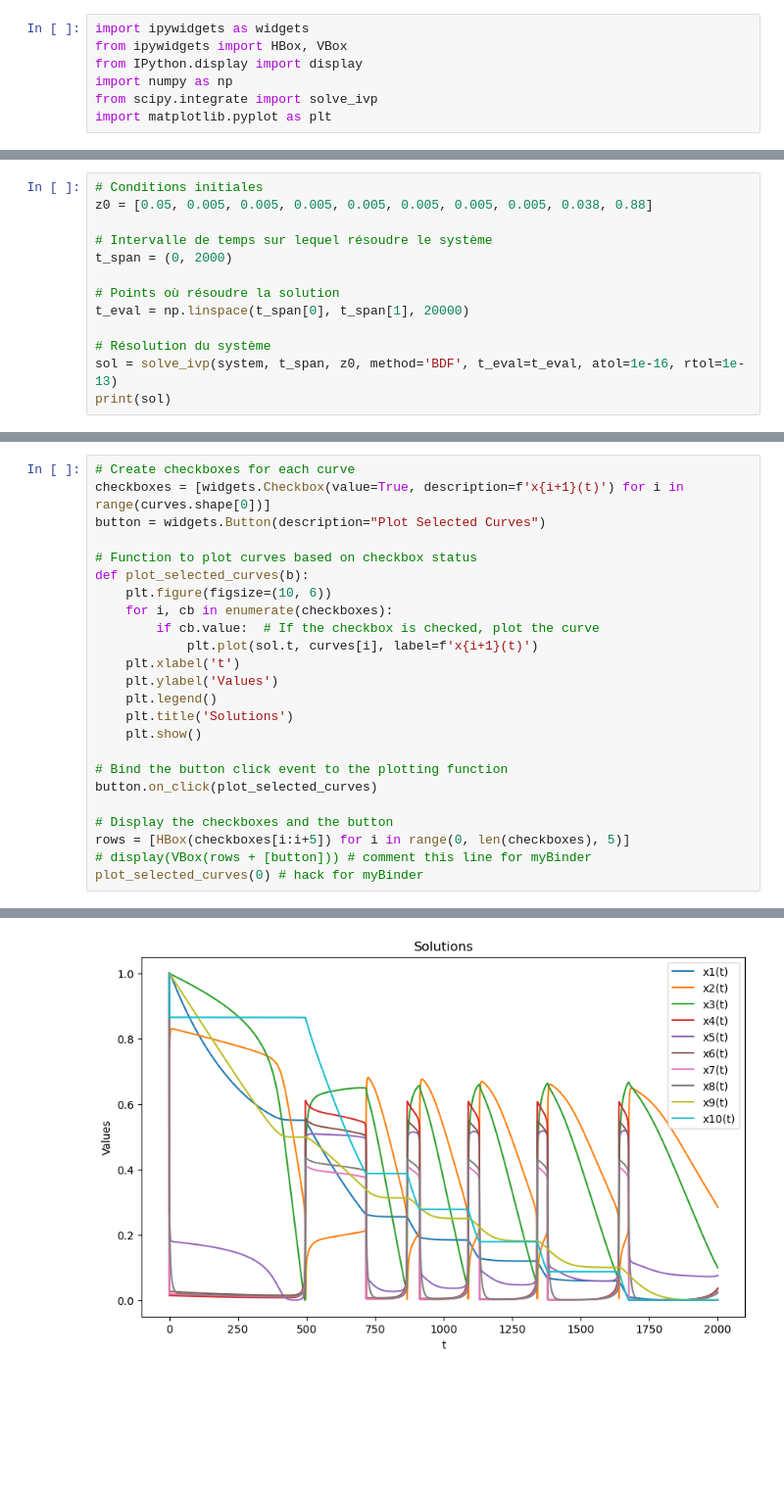
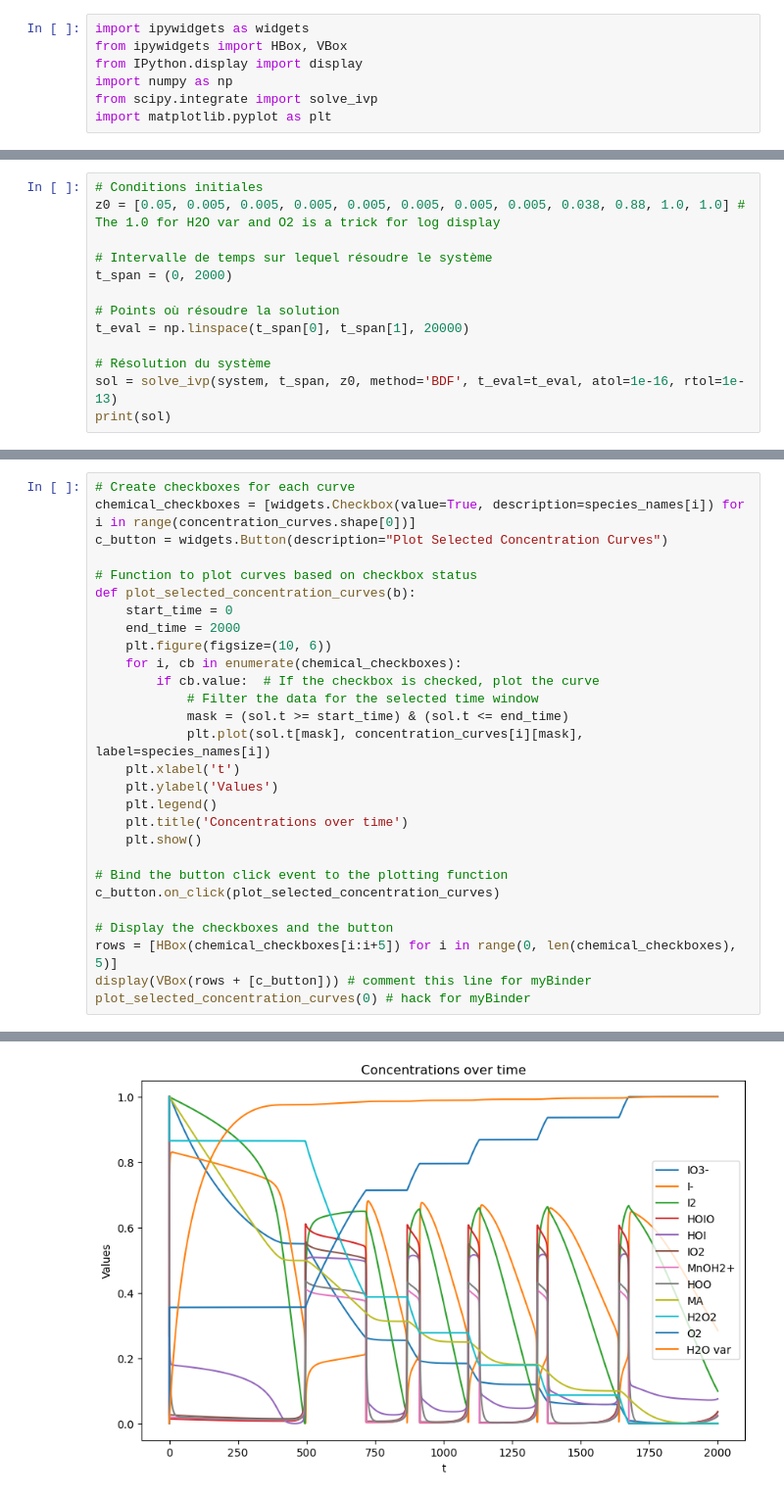
Before and after one commit to ThomasCabaret/BriggsRauscherSimulator, a Jupyter notebook: BriggsRauscherReactorExperimentalPeriodOK.ipynb, the cells around one changed output, grey strips where cells are left out. Shown at 98% size. Drawn from its saved outputs; the diff is of its cells as text; blank space fills up the shorter version.

```diff
--- a/BriggsRauscherReactorExperimentalPeriodOK.ipynb
+++ b/BriggsRauscherReactorExperimentalPeriodOK.ipynb
@@ -75,6 +112,6 @@ def system(t, z):
 # %%
 # Conditions initiales
-z0 = [0.05, 0.005, 0.005, 0.005, 0.005, 0.005, 0.005, 0.005, 0.038, 0.88]
+z0 = [0.05, 0.005, 0.005, 0.005, 0.005, 0.005, 0.005, 0.005, 0.038, 0.88, 1.0, 1.0] # The 1.0 for H2O var and O2 is a trick for log display
 
 # Intervalle de temps sur lequel résoudre le système
 t_span = (0, 2000)
@@ -126,25 +183,29 @@ curves = normalize_curves(curves)
 # %%
 # Create checkboxes for each curve
-checkboxes = [widgets.Checkbox(value=True, description=f'x{i+1}(t)') for i in range(curves.shape[0])]
-button = widgets.Button(description="Plot Selected Curves")
+chemical_checkboxes = [widgets.Checkbox(value=True, description=species_names[i]) for i in range(concentration_curves.shape[0])]
+c_button = widgets.Button(description="Plot Selected Concentration Curves")
 
 # Function to plot curves based on checkbox status
-def plot_selected_curves(b):
+def plot_selected_concentration_curves(b):
+    start_time = 0
+    end_time = 2000
     plt.figure(figsize=(10, 6))
-    for i, cb in enumerate(checkboxes):
+    for i, cb in enumerate(chemical_checkboxes):
         if cb.value:  # If the checkbox is checked, plot the curve
-            plt.plot(sol.t, curves[i], label=f'x{i+1}(t)')
+            # Filter the data for the selected time window
+            mask = (sol.t >= start_time) & (sol.t <= end_time)
+            plt.plot(sol.t[mask], concentration_curves[i][mask], label=species_names[i])
     plt.xlabel('t')
     plt.ylabel('Values')
     plt.legend()
-    plt.title('Solutions')
+    plt.title('Concentrations over time')
     plt.show()
 
 # Bind the button click event to the plotting function
-button.on_click(plot_selected_curves)
+c_button.on_click(plot_selected_concentration_curves)
 
 # Display the checkboxes and the button
-rows = [HBox(checkboxes[i:i+5]) for i in range(0, len(checkboxes), 5)]
-# display(VBox(rows + [button])) # comment this line for myBinder
-plot_selected_curves(0) # hack for myBinder
+rows = [HBox(chemical_checkboxes[i:i+5]) for i in range(0, len(chemical_checkboxes), 5)]
+display(VBox(rows + [c_button])) # comment this line for myBinder
+plot_selected_concentration_curves(0) # hack for myBinder
 # %% [output]
@@ -151 +213 @@ plot_selected_curves(0) # hack for myBinder
-[figure, old version]
+[figure, new version]
```
Also changed, not shown: parts of 5 cells of this notebook.
